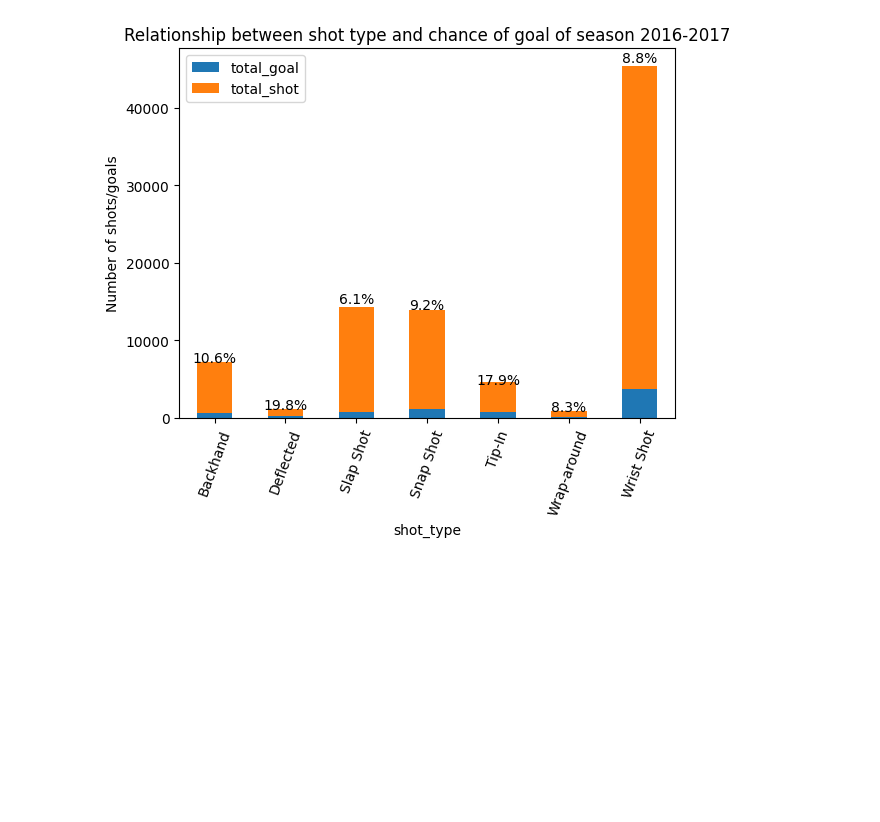
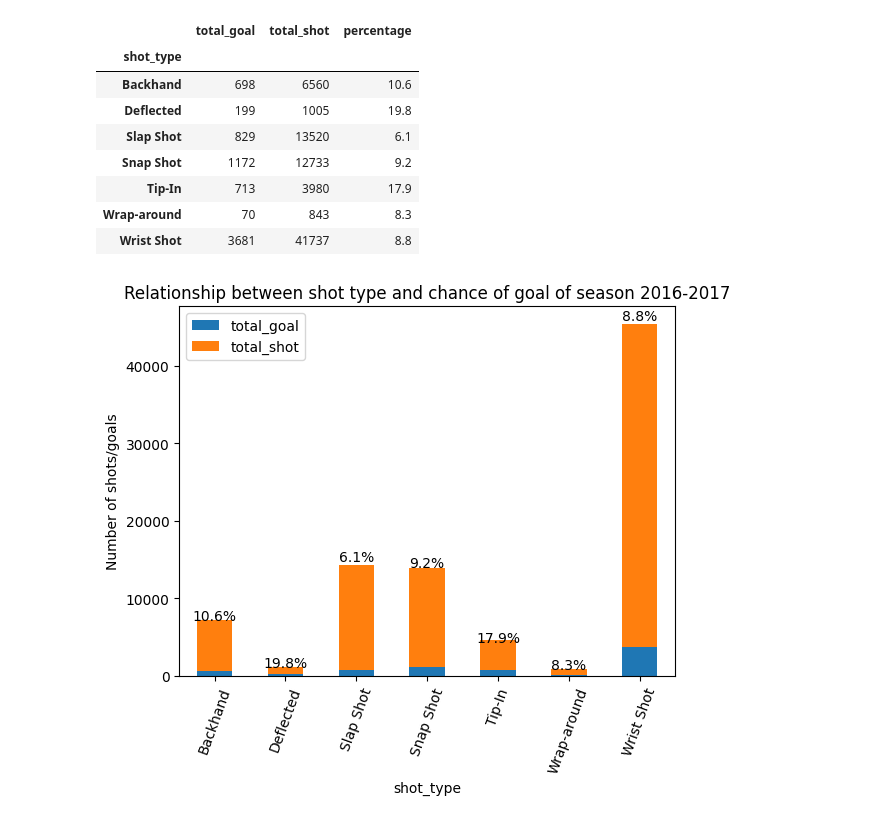
Before and after one commit to hfereidouni/DataScience, a Jupyter notebook: CodeBase/visualization_pt1.ipynb, the cells around one changed output. Cells and saved outputs as stored; diff of their text form; code cells hidden in the pictures; blank space fills up the shorter version.

```diff
--- a/CodeBase/visualization_pt1.ipynb
+++ b/CodeBase/visualization_pt1.ipynb
@@ -18,3 +18,9 @@ season_2016_path = "../csv/tidy_2016.csv"
 season_2018_path = "../csv/tidy_2018.csv"
 season_2019_path = "../csv/tidy_2019.csv"
 season_2020_path = "../csv/tidy_2020.csv"
+# %%
+df_16 = pd.read_csv(season_2016_path).reset_index()
+df_shots = df_16.groupby(["attack_team_name","shot_type"]).agg("count").reset_index()
+df_shots = df_shots.pivot(columns = "attack_team_name",index = "shot_type", values = "index")
+df_total = pd.DataFrame(df_shots.sum(axis=1),columns = ["total_shot"])
+df_total
@@ -20,0 +37,6 @@ season_2020_path = "../csv/tidy_2020.csv"
+# %%
+df_goals = df_16[df_16["play_type"]=="Goal"]
+df_goals = df_goals.groupby(["attack_team_name","shot_type"]).agg("count").reset_index()
+df_goals = df_goals.pivot(columns = "attack_team_name",index = "shot_type", values = "index")
+df_goals_total = pd.DataFrame(df_goals.sum(axis=1),columns = ["total_goal"]).astype(int)
+df_goals_total
@@ -21,3 +53,18 @@ season_2020_path = "../csv/tidy_2020.csv"
+# %%
+df_pt1 = pd.concat([df_goals_total,df_total],axis = 1)
+df_pt1["percentage"] = df_pt1["total_goal"]/df_pt1["total_shot"]*100
+df_pt1["percentage"] = df_pt1["percentage"].round(1)
+df_pt1
+# %% [output]
+|  | total_goal | total_shot | percentage |
+| shot_type |  |  |  |
+| Backhand | 698 | 6560 | 10.6 |
+| Deflected | 199 | 1005 | 19.8 |
+| Slap Shot | 829 | 13520 | 6.1 |
+| Snap Shot | 1172 | 12733 | 9.2 |
+| Tip-In | 713 | 3980 | 17.9 |
+| Wrap-around | 70 | 843 | 8.3 |
+| Wrist Shot | 3681 | 41737 | 8.8 |
 # %%
 def bars_type_goal(year:int,csv_path:str):
     """"
```
Also changed, not shown: parts of 7 cells of this notebook, 1 other file.
